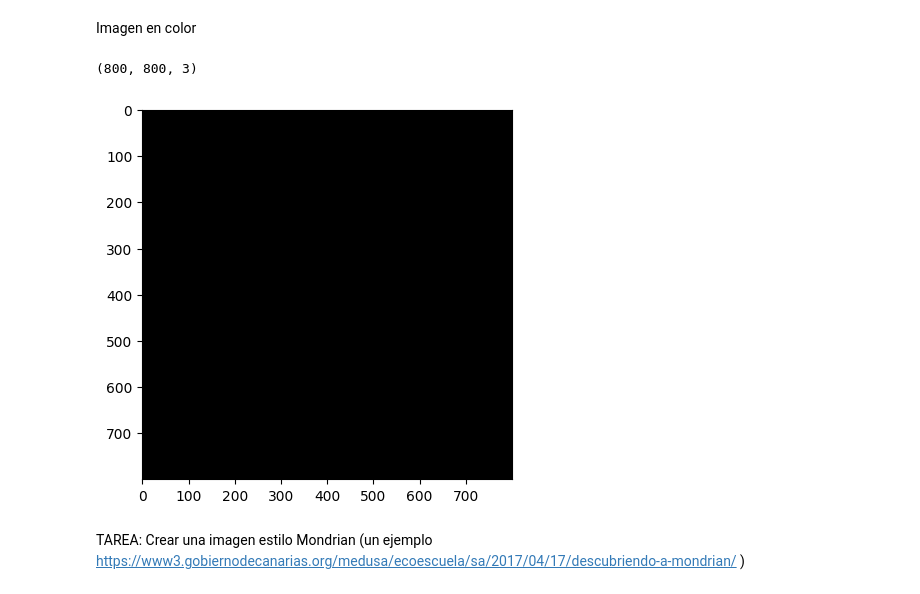
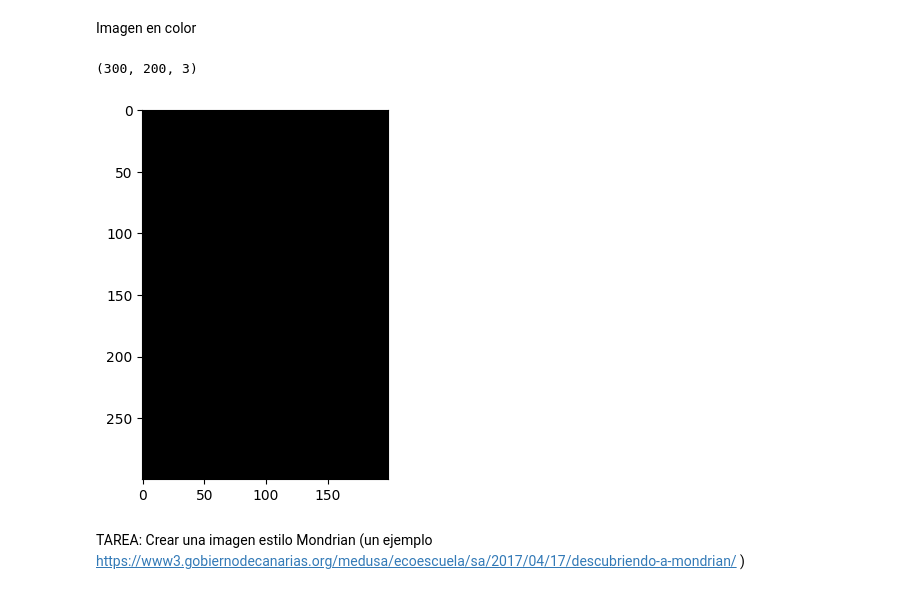
Before and after one commit to gitfrandu4/40982-VC, a Jupyter notebook: P1/VC_P1.ipynb, the cells around one changed output. Saved outputs shown, nothing was run; the diff lists cells and outputs as text; code cells hidden in the pictures.

```diff
--- a/P1/VC_P1.ipynb
+++ b/P1/VC_P1.ipynb
@@ -107,16 +107,21 @@ plt.show()
 # %% [markdown]
 Imagen en color
 # %%
+height = 300
+width = 200
+n_channels = 3
+
 #Crea una imagen con tres planos
-color_img = np.zeros((alto,ancho,3), dtype = np.uint8)
+color_img = np.zeros((height,width,n_channels), dtype = np.uint8)
+
 #Dimensiones
 print(color_img.shape)
 #Visualiza con matplotlib (sin especificar el mapa de color gris)
 plt.imshow(color_img)
 plt.show()
 # %% [output]
-(800, 800, 3)
+(300, 200, 3)
-[figure, old version]
+[figure, new version]
 # %% [markdown]
 TAREA: Crear una imagen estilo Mondrian (un ejemplo https://www3.gobiernodecanarias.org/medusa/ecoescuela/sa/2017/04/17/descubriendo-a-mondrian/ )
 # %%
```
Also changed, not shown: parts of 3 cells of this notebook.
